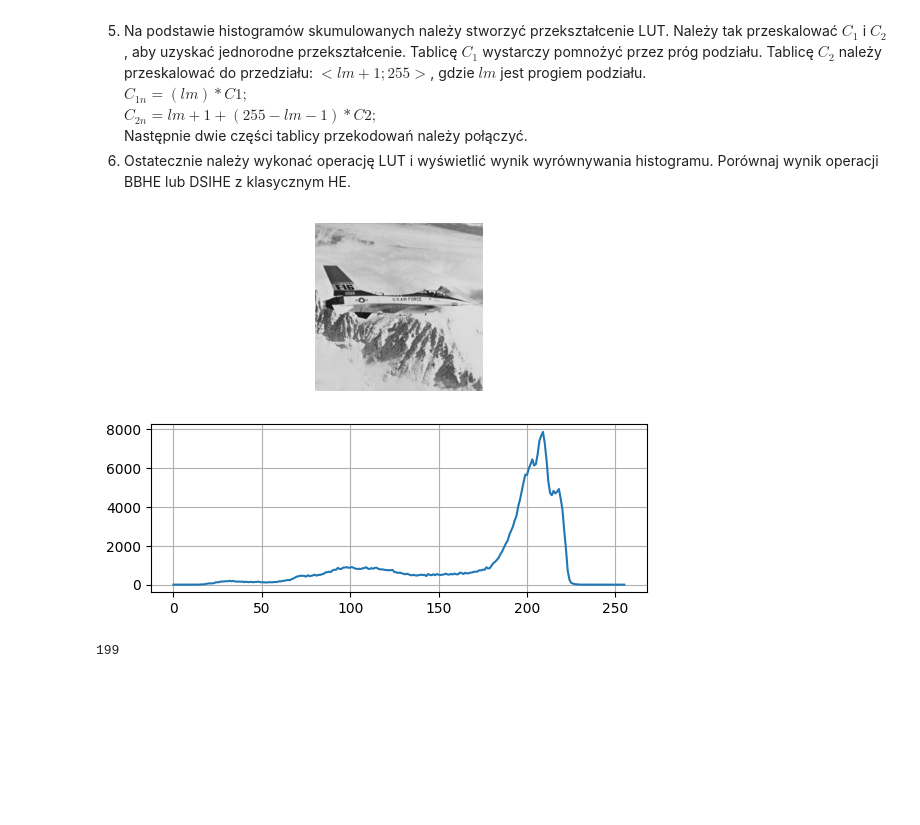
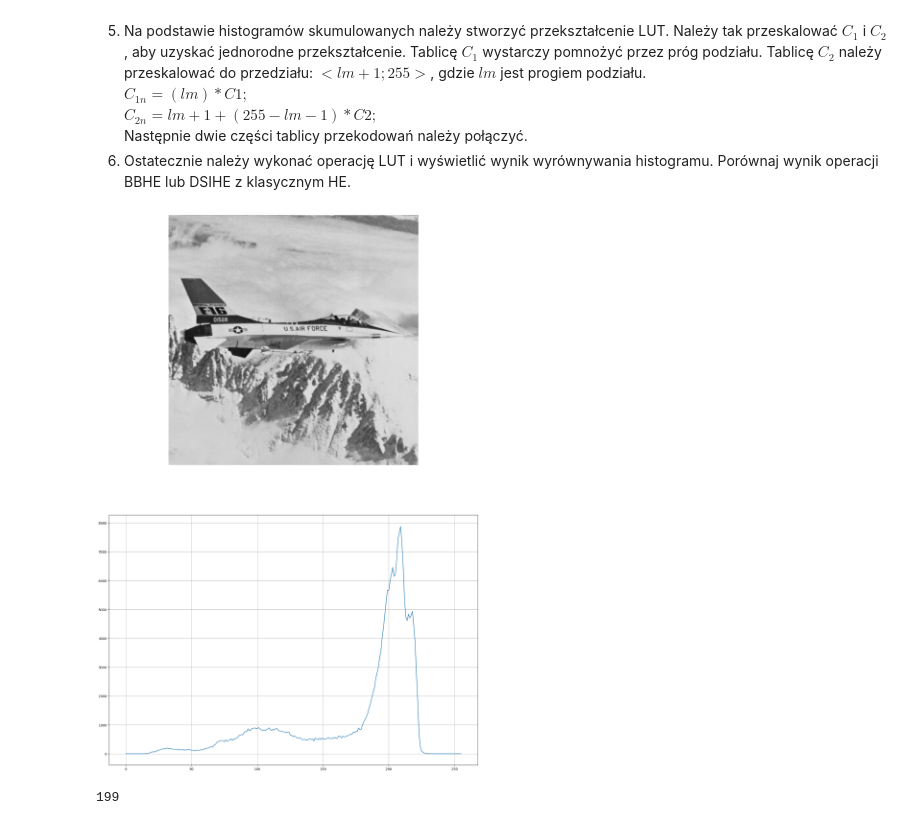
Before and after one commit to tostafin/image-processing-basics-labs, a Jupyter notebook: lab3hw/03_histogram_hw.ipynb, the cells around one changed output. Drawn from its saved outputs; the diff is of its cells as text; code cells hidden in the pictures; blank space fills up the shorter version.

```diff
--- a/lab3hw/03_histogram_hw.ipynb
+++ b/lab3hw/03_histogram_hw.ipynb
@@ -53,15 +53,16 @@ if not os.path.exists(fileName) :
 # %%
 # 1.
 I = cv2.imread(fileName, cv2.IMREAD_GRAYSCALE)
 H = cv2.calcHist([I], [0], None, [256], [0, 256])
 
 hist, axs = plt.subplots(2, 1)
+hist.set_size_inches(20, 30)
 axs[0].imshow(I, 'gray', vmin=0, vmax=256)
 axs[0].axis('off')
 axs[1].plot(H)
 axs[1].grid()
 # %% [output]
-[figure, old version]
+[figure, new version]
 # %%
 # 2.
 lm = np.median(I).astype("uint8")
```
Also changed, not shown: parts of 4 cells of this notebook.
